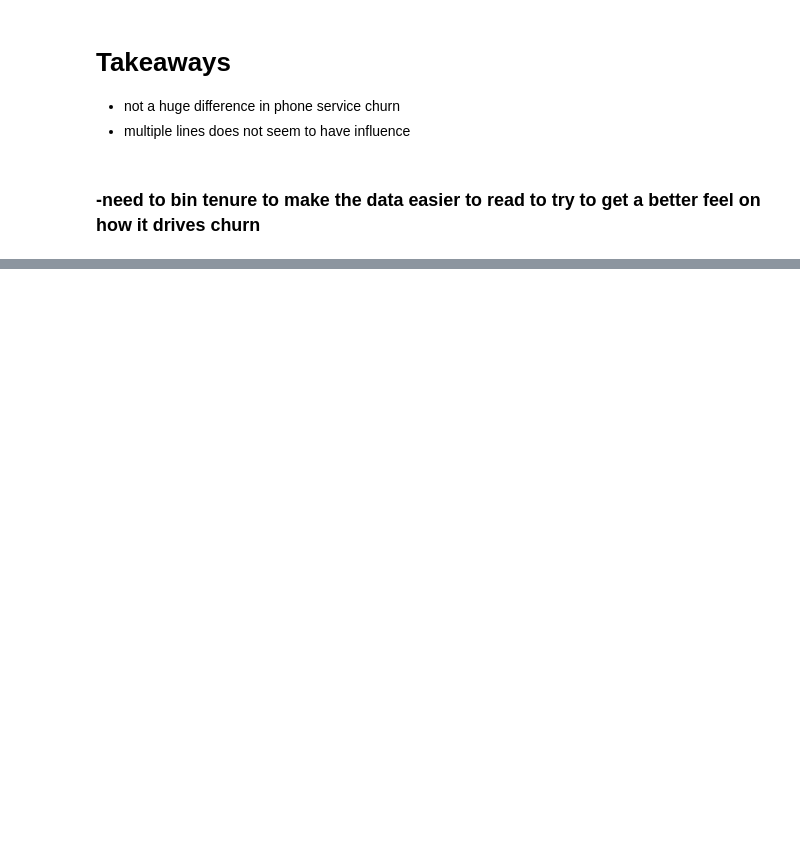
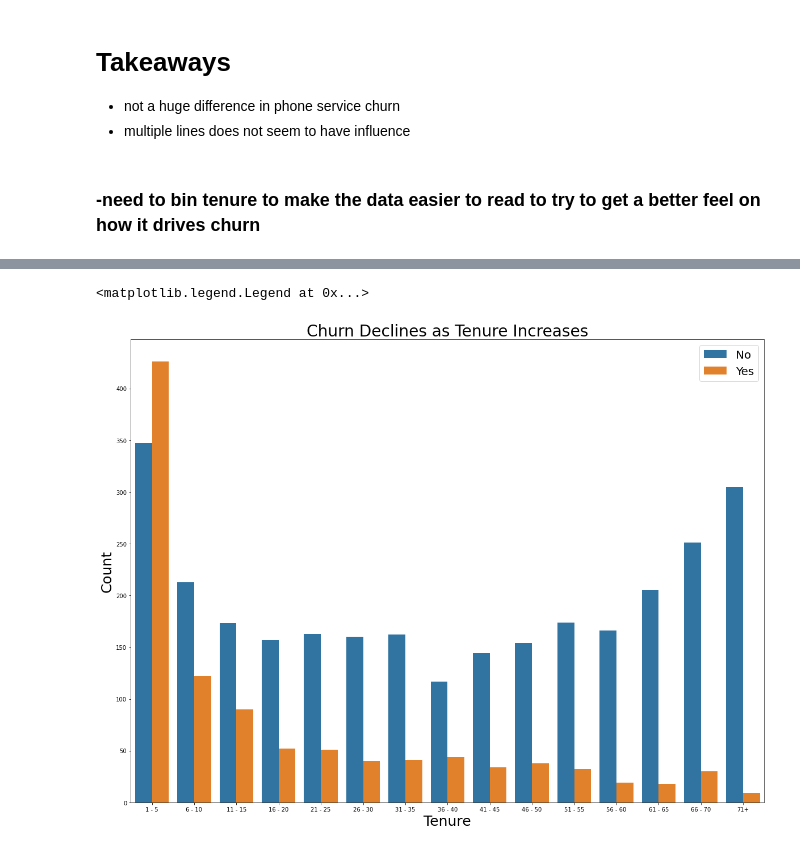
Before and after one commit to codyclonts/Telco_classification_project, a Jupyter notebook: telco_scratch_work.ipynb, the cells around one changed output, grey strips where cells are left out. Drawn from its saved outputs; the diff is of its cells as text; code cells hidden in the pictures; blank space fills up the shorter version.

```diff
--- a/telco_scratch_work.ipynb
+++ b/telco_scratch_work.ipynb
@@ -387,0 +408,26 @@ Name: tenure_binned, dtype: int64
+# %%
+order_list = ['1 - 5',
+               '6 - 10',
+ '11 - 15',
+ '16 - 20',
+ '21 - 25',
+ '26 - 30',
+ '31 - 35',
+ '36 - 40',
+ '41 - 45',
+ '46 - 50',
+ '51 - 55',
+ '56 - 60',
+ '61 - 65',
+ '66 - 70',
+ '71+']
+# %%
+plt.figure(figsize = (20,15))
+ax=sns.countplot(x = "tenure_binned", hue = "churn", data = train , order = order_list)
+ax.set_title("Churn Declines as Tenure Increases", fontsize = 28)
+plt.xlabel("Tenure",fontsize=25)
+plt.ylabel("Count", fontsize=25)
+plt.legend(loc="upper right", frameon=True, fontsize=20)
+# %% [output]
+<matplotlib.legend.Legend at 0x...>
+[figure, added]
```
Also changed, not shown: parts of 30 cells of this notebook.
